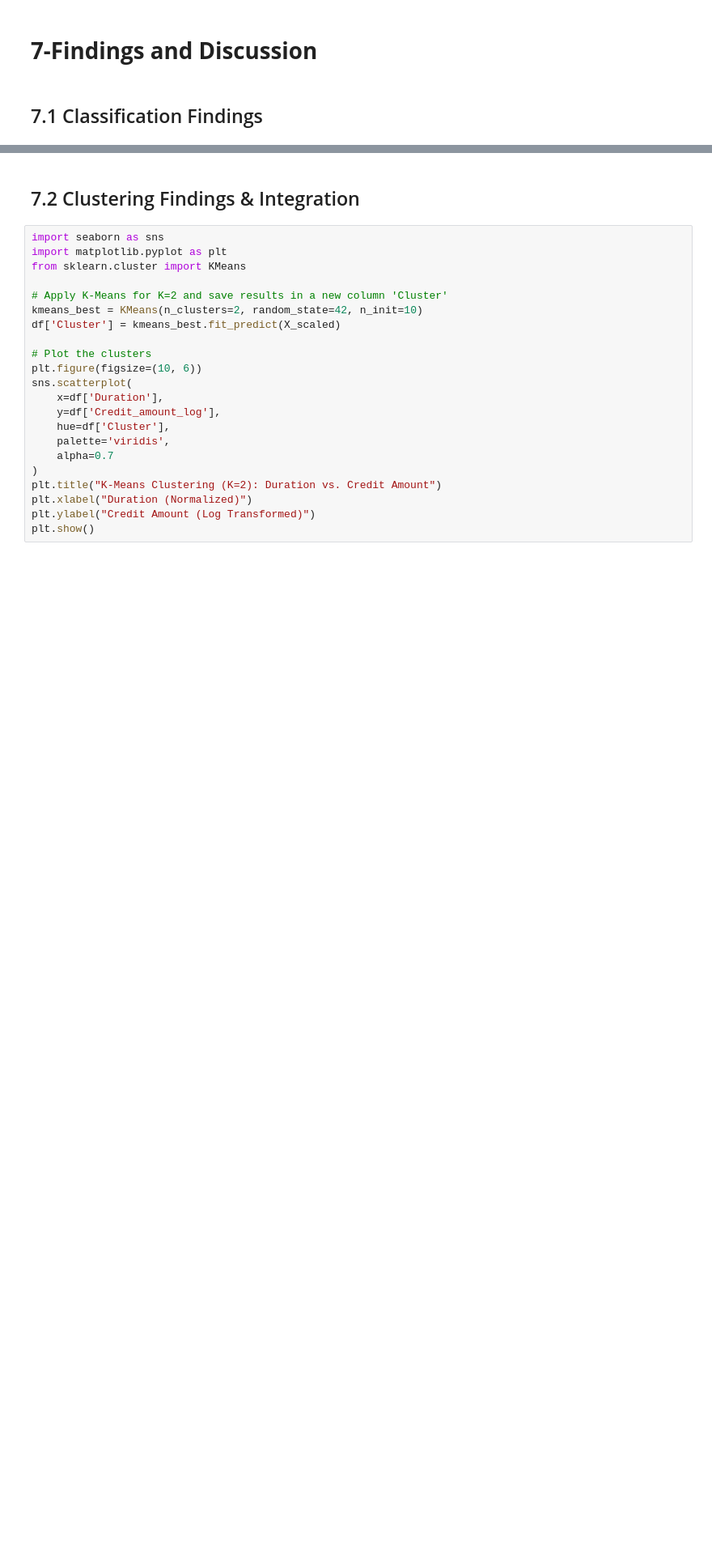
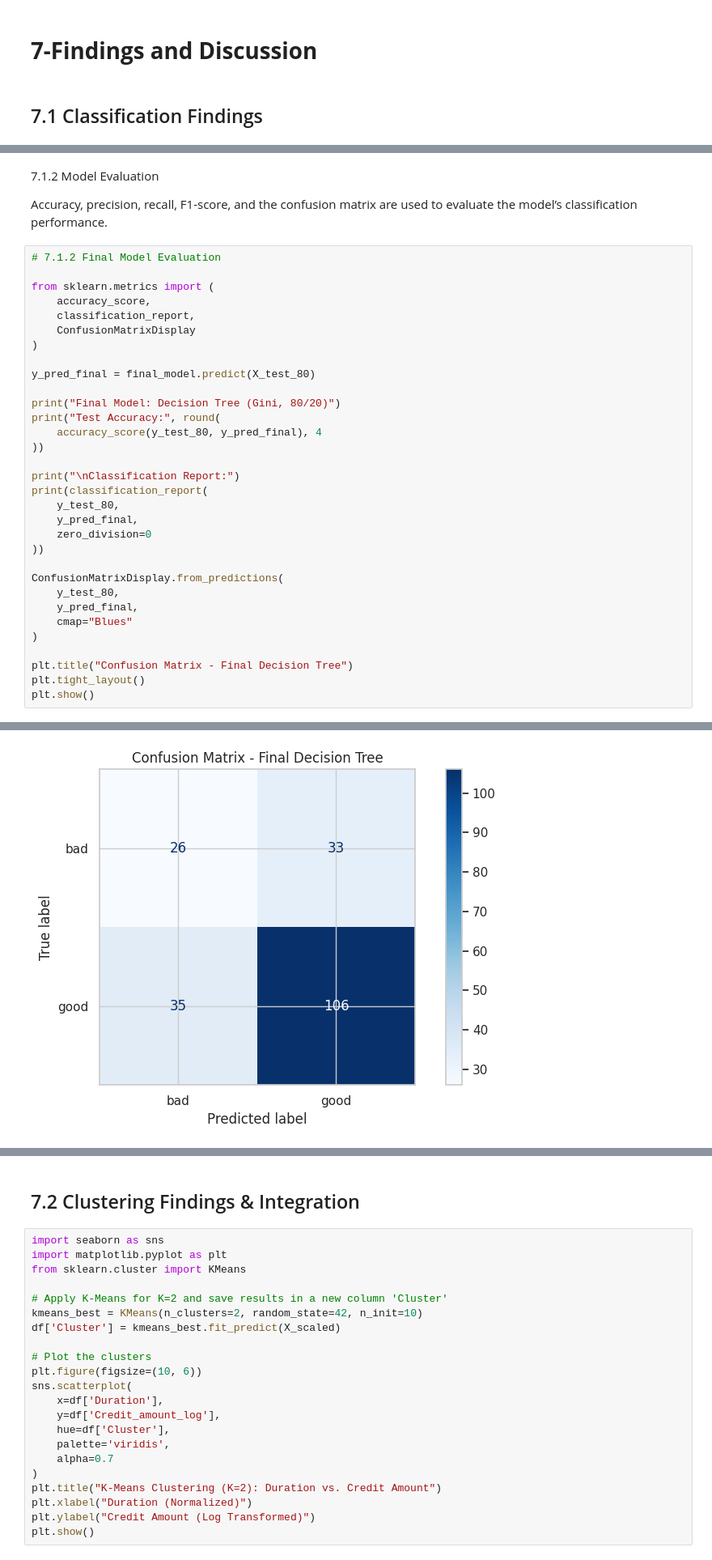
Before and after one commit to saraalmazroa/-IT326-DataMining-Project-, a Jupyter notebook: Phase3.ipynb, the cells around one changed output, grey strips where cells are left out. Shown at 81% size. Saved outputs shown, nothing was run; the diff lists cells and outputs as text; blank space fills up the shorter version.

```diff
--- a/Phase3.ipynb
+++ b/Phase3.ipynb
@@ -907,0 +962,37 @@ We use the KMeans method from the sklearn.cluster library. The Elbow Method is u
+# %% [markdown]
+7.1.2 Model Evaluation
+
+Accuracy, precision, recall, F1-score, and the confusion matrix are used to evaluate the model’s classification performance.
+# %%
+# 7.1.2 Final Model Evaluation
+
+from sklearn.metrics import (
+    accuracy_score,
+    classification_report,
+    ConfusionMatrixDisplay
+)
+
+y_pred_final = final_model.predict(X_test_80)
+
+print("Final Model: Decision Tree (Gini, 80/20)")
+print("Test Accuracy:", round(
+    accuracy_score(y_test_80, y_pred_final), 4
+))
+
+print("\nClassification Report:")
+print(classification_report(
+    y_test_80,
+    y_pred_final,
+    zero_division=0
+))
+
+ConfusionMatrixDisplay.from_predictions(
+    y_test_80,
+    y_pred_final,
+    cmap="Blues"
+)
+
+plt.title("Confusion Matrix - Final Decision Tree")
+plt.tight_layout()
+plt.show()
+# %% [output]
@@ -907,0 +1011 @@ We use the KMeans method from the sklearn.cluster library. The Elbow Method is u
+[figure, added]
```
Also changed, not shown: parts of 9 cells of this notebook.
